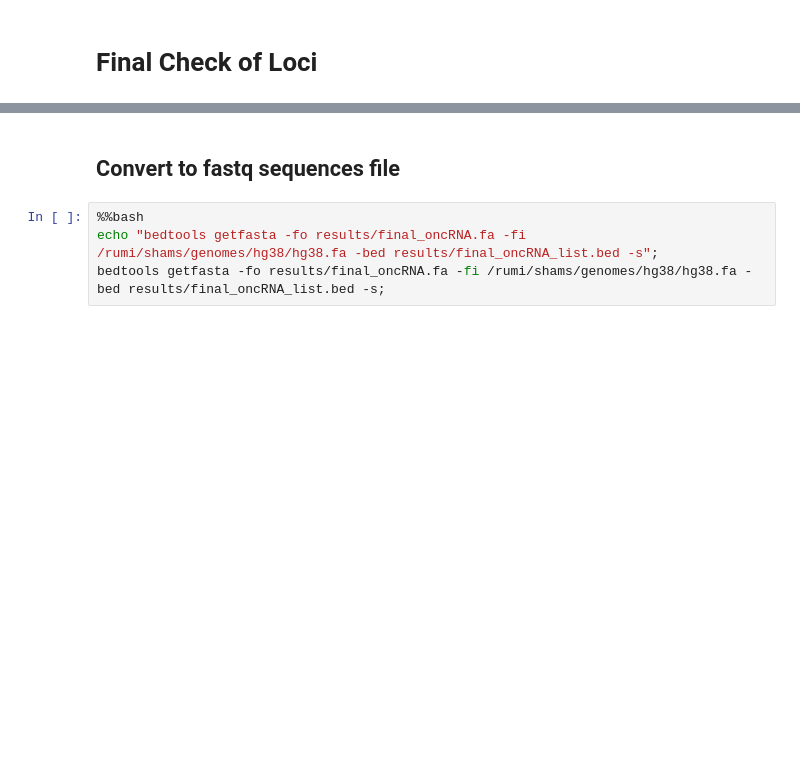
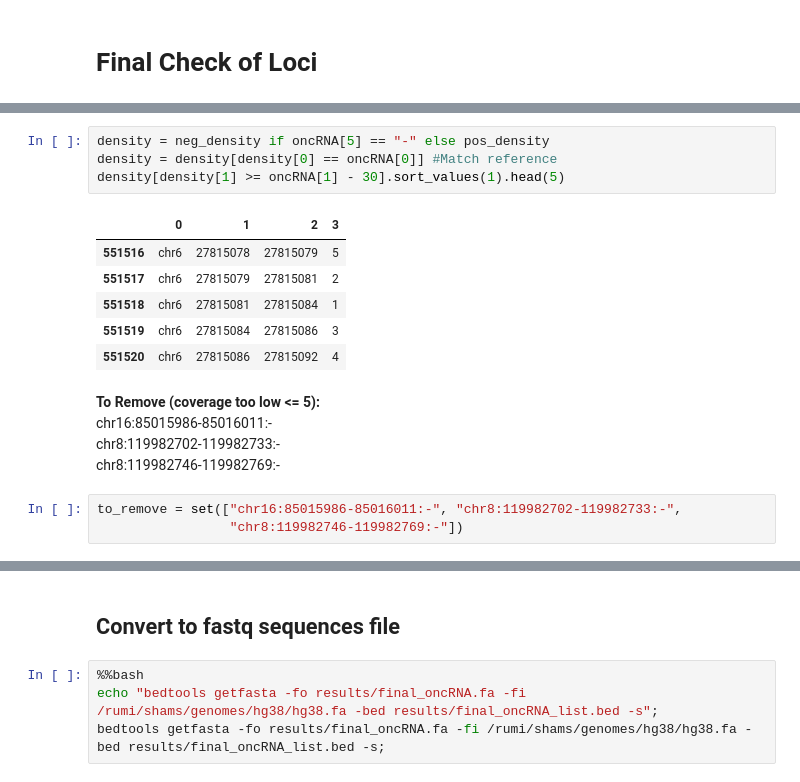
Before and after one commit to goodarzilab/Jeff, a Jupyter notebook: BRCA_oncRNA/oncRNAs_final_list.ipynb, the cells around one changed output, grey strips where cells are left out. Drawn from its saved outputs; the diff is of its cells as text; blank space fills up the shorter version.

```diff
--- a/BRCA_oncRNA/oncRNAs_final_list.ipynb
+++ b/BRCA_oncRNA/oncRNAs_final_list.ipynb
@@ -312,0 +342,19 @@ chr7:13735449-13735471:-
+# %%
+density = neg_density if oncRNA[5] == "-" else pos_density
+density = density[density[0] == oncRNA[0]] #Match reference
+density[density[1] >= oncRNA[1] - 30].sort_values(1).head(5)
+# %% [output]
+|  | 0 | 1 | 2 | 3 |
+| 551516 | chr6 | 27815078 | 27815079 | 5 |
+| 551517 | chr6 | 27815079 | 27815081 | 2 |
+| 551518 | chr6 | 27815081 | 27815084 | 1 |
+| 551519 | chr6 | 27815084 | 27815086 | 3 |
+| 551520 | chr6 | 27815086 | 27815092 | 4 |
+# %% [markdown]
+**To Remove (coverage too low <= 5):** <br>
+chr16:85015986-85016011:- <br>
+chr8:119982702-119982733:- <br>
+chr8:119982746-119982769:- <br>
+# %%
+to_remove = set(["chr16:85015986-85016011:-", "chr8:119982702-119982733:-",
+                 "chr8:119982746-119982769:-"])
```
Also changed, not shown: parts of 24 cells of this notebook, 9 other files.
